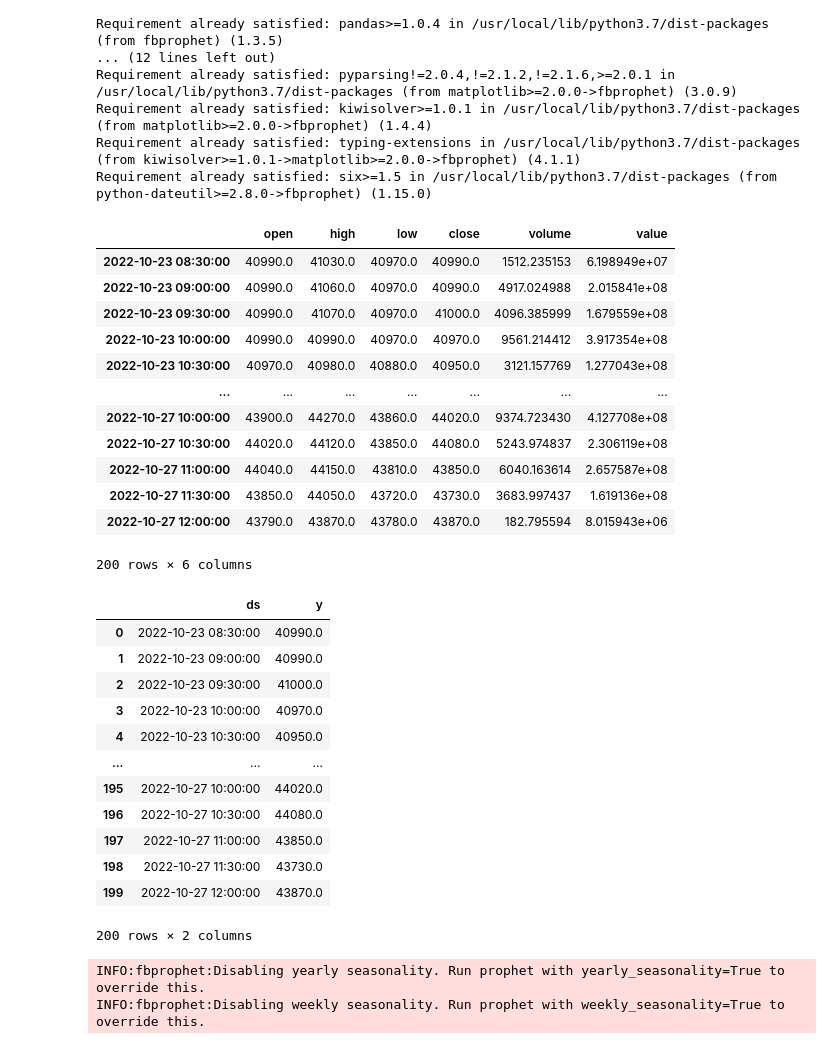
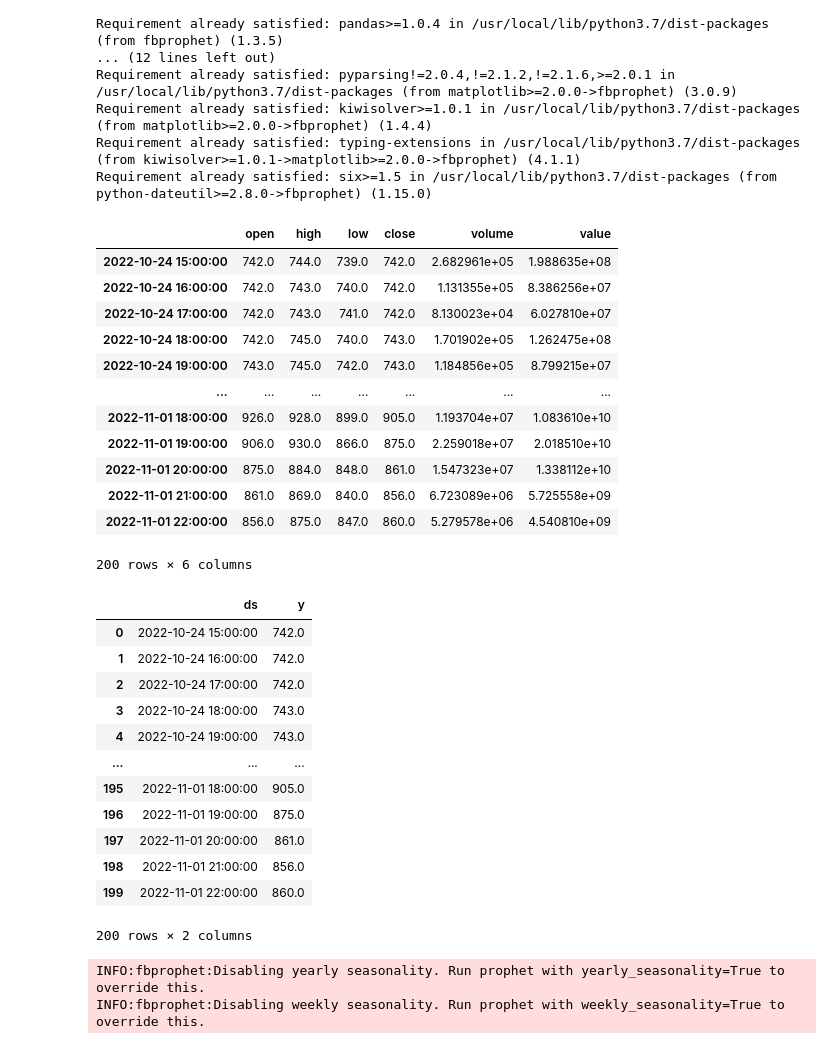
Before and after one commit to kimdongha723/kdh723, a Jupyter notebook: Untitled16.ipynb, the cells around one changed output. Saved outputs shown, nothing was run; the diff lists cells and outputs as text; code cells hidden in the pictures.

```diff
--- a/Untitled16.ipynb
+++ b/Untitled16.ipynb
@@ -41,21 +41,21 @@ Requirement already satisfied: kiwisolver>=1.0.1 in /usr/local/lib/python3.7/dis
 Requirement already satisfied: typing-extensions in /usr/local/lib/python3.7/dist-packages (from kiwisolver>=1.0.1->matplotlib>=2.0.0->fbprophet) (4.1.1)
 Requirement already satisfied: six>=1.5 in /usr/local/lib/python3.7/dist-packages (from python-dateutil>=2.8.0->fbprophet) (1.15.0)
 # %%
-df = pyupbit.get_ohlcv("KRW-sol", interval="minute30")
+df = pyupbit.get_ohlcv("Krw-strax", interval="minute60")
 df
 # %% [output]
 |  | open | high | low | close | volume | value |
-| 2022-10-23 08:30:00 | 40990.0 | 41030.0 | 40970.0 | 40990.0 | 1512.235153 | 6.198949e+07 |
-| 2022-10-23 09:00:00 | 40990.0 | 41060.0 | 40970.0 | 40990.0 | 4917.024988 | 2.015841e+08 |
-| 2022-10-23 09:30:00 | 40990.0 | 41070.0 | 40970.0 | 41000.0 | 4096.385999 | 1.679559e+08 |
-| 2022-10-23 10:00:00 | 40990.0 | 40990.0 | 40970.0 | 40970.0 | 9561.214412 | 3.917354e+08 |
-| 2022-10-23 10:30:00 | 40970.0 | 40980.0 | 40880.0 | 40950.0 | 3121.157769 | 1.277043e+08 |
+| 2022-10-24 15:00:00 | 742.0 | 744.0 | 739.0 | 742.0 | 2.682961e+05 | 1.988635e+08 |
+| 2022-10-24 16:00:00 | 742.0 | 743.0 | 740.0 | 742.0 | 1.131355e+05 | 8.386256e+07 |
+| 2022-10-24 17:00:00 | 742.0 | 743.0 | 741.0 | 742.0 | 8.130023e+04 | 6.027810e+07 |
+| 2022-10-24 18:00:00 | 742.0 | 745.0 | 740.0 | 743.0 | 1.701902e+05 | 1.262475e+08 |
+| 2022-10-24 19:00:00 | 743.0 | 745.0 | 742.0 | 743.0 | 1.184856e+05 | 8.799215e+07 |
 | ... | ... | ... | ... | ... | ... | ... |
-| 2022-10-27 10:00:00 | 43900.0 | 44270.0 | 43860.0 | 44020.0 | 9374.723430 | 4.127708e+08 |
-| 2022-10-27 10:30:00 | 44020.0 | 44120.0 | 43850.0 | 44080.0 | 5243.974837 | 2.306119e+08 |
-| 2022-10-27 11:00:00 | 44040.0 | 44150.0 | 43810.0 | 43850.0 | 6040.163614 | 2.657587e+08 |
-| 2022-10-27 11:30:00 | 43850.0 | 44050.0 | 43720.0 | 43730.0 | 3683.997437 | 1.619136e+08 |
-| 2022-10-27 12:00:00 | 43790.0 | 43870.0 | 43780.0 | 43870.0 | 182.795594 | 8.015943e+06 |
+| 2022-11-01 18:00:00 | 926.0 | 928.0 | 899.0 | 905.0 | 1.193704e+07 | 1.083610e+10 |
+| 2022-11-01 19:00:00 | 906.0 | 930.0 | 866.0 | 875.0 | 2.259018e+07 | 2.018510e+10 |
+| 2022-11-01 20:00:00 | 875.0 | 884.0 | 848.0 | 861.0 | 1.547323e+07 | 1.338112e+10 |
+| 2022-11-01 21:00:00 | 861.0 | 869.0 | 840.0 | 856.0 | 6.723089e+06 | 5.725558e+09 |
+| 2022-11-01 22:00:00 | 856.0 | 875.0 | 847.0 | 860.0 | 5.279578e+06 | 4.540810e+09 |
 200 rows × 6 columns
 # %%
 df = df.reset_index()
@@ -65,17 +65,17 @@ data = df[['ds','y']]
 data
 # %% [output]
 |  | ds | y |
-| 0 | 2022-10-23 08:30:00 | 40990.0 |
-| 1 | 2022-10-23 09:00:00 | 40990.0 |
-| 2 | 2022-10-23 09:30:00 | 41000.0 |
-| 3 | 2022-10-23 10:00:00 | 40970.0 |
-| 4 | 2022-10-23 10:30:00 | 40950.0 |
+| 0 | 2022-10-24 15:00:00 | 742.0 |
+| 1 | 2022-10-24 16:00:00 | 742.0 |
+| 2 | 2022-10-24 17:00:00 | 742.0 |
+| 3 | 2022-10-24 18:00:00 | 743.0 |
+| 4 | 2022-10-24 19:00:00 | 743.0 |
 | ... | ... | ... |
-| 195 | 2022-10-27 10:00:00 | 44020.0 |
-| 196 | 2022-10-27 10:30:00 | 44080.0 |
-| 197 | 2022-10-27 11:00:00 | 43850.0 |
-| 198 | 2022-10-27 11:30:00 | 43730.0 |
-| 199 | 2022-10-27 12:00:00 | 43870.0 |
+| 195 | 2022-11-01 18:00:00 | 905.0 |
+| 196 | 2022-11-01 19:00:00 | 875.0 |
+| 197 | 2022-11-01 20:00:00 | 861.0 |
+| 198 | 2022-11-01 21:00:00 | 856.0 |
+| 199 | 2022-11-01 22:00:00 | 860.0 |
 200 rows × 2 columns
 # %%
 from fbprophet import Prophet
```
Also changed, not shown: parts of 3 cells of this notebook.
